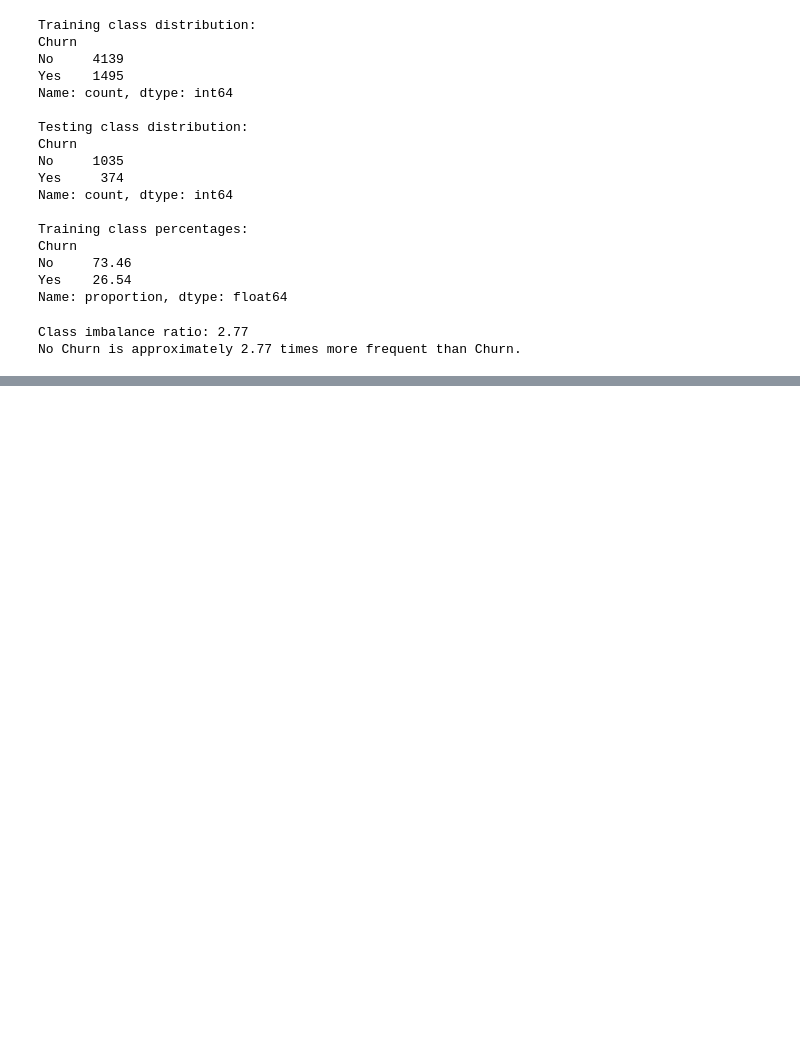
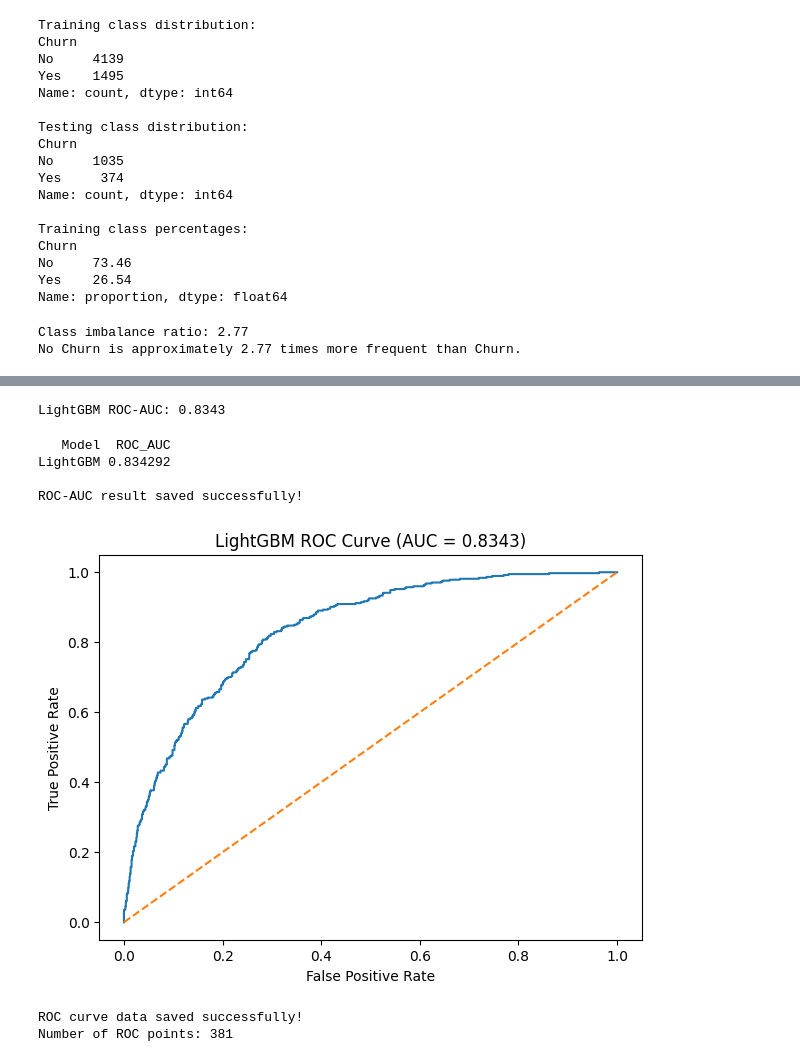
Before and after one commit to lavanya-2490-maker/Demo, a Jupyter notebook: Churn_Counterfactual_project.ipynb, the cells around one changed output, grey strips where cells are left out. Cells and saved outputs as stored; diff of their text form; code cells hidden in the pictures; blank space fills up the shorter version.

```diff
--- a/Churn_Counterfactual_project.ipynb
+++ b/Churn_Counterfactual_project.ipynb
@@ -1349,0 +1438,14 @@ No Churn is approximately 2.77 times more frequent than Churn.
+# %%
+from lightgbm import LGBMClassifier
+
+model = LGBMClassifier(
+    n_estimators=200,
+    learning_rate=0.05,
+    random_state=42
+)
+
+model.fit(X_train_processed, y_train_binary)
+
+y_pred = model.predict(X_test_processed)
+
+print("LightGBM recreated successfully!")
@@ -1349,0 +1579,62 @@ No Churn is approximately 2.77 times more frequent than Churn.
+# %%
+from sklearn.metrics import roc_auc_score
+
+y_test_probability = model.predict_proba(X_test_processed)[:, 1]
+
+auc_score = roc_auc_score(
+    y_test_binary,
+    y_test_probability
+)
+
+print("LightGBM ROC-AUC:", round(auc_score, 4))
+# %% [output]
+LightGBM ROC-AUC: 0.8343
+# %%
+auc_results = pd.DataFrame({
+    "Model": ["LightGBM"],
+    "ROC_AUC": [auc_score]
+})
+
+auc_results.to_csv("roc_auc_results.csv", index=False)
+
+print(auc_results.to_string(index=False))
+print("\nROC-AUC result saved successfully!")
+# %% [output]
+   Model  ROC_AUC
+LightGBM 0.834292
+
+ROC-AUC result saved successfully!
+# %%
+from sklearn.metrics import roc_curve
+import matplotlib.pyplot as plt
+
+fpr, tpr, thresholds = roc_curve(
+    y_test_binary,
+    y_test_probability
+)
+
+plt.figure(figsize=(7, 5))
+plt.plot(fpr, tpr)
+plt.plot([0, 1], [0, 1], linestyle="--")
+
+plt.xlabel("False Positive Rate")
+plt.ylabel("True Positive Rate")
+plt.title(f"LightGBM ROC Curve (AUC = {auc_score:.4f})")
+
+plt.show()
+# %% [output]
+[figure, added]
+# %%
+roc_data = pd.DataFrame({
+    "False_Positive_Rate": fpr,
+    "True_Positive_Rate": tpr,
+    "Threshold": thresholds
+})
+
+roc_data.to_csv("lightgbm_roc_curve_data.csv", index=False)
+
+print("ROC curve data saved successfully!")
+print("Number of ROC points:", len(roc_data))
+# %% [output]
+ROC curve data saved successfully!
+Number of ROC points: 381
```
Also changed, not shown: parts of 32 cells of this notebook.
